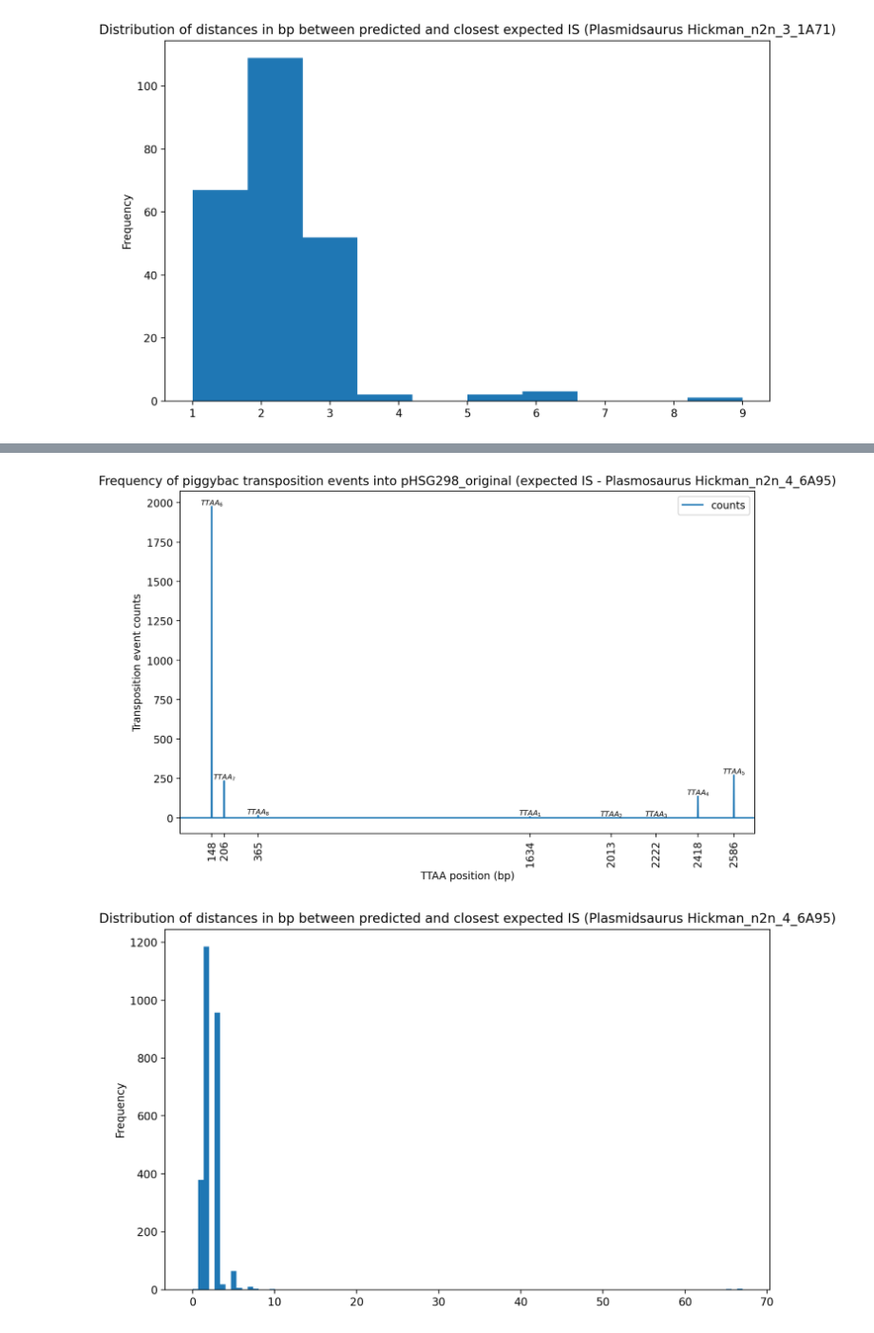
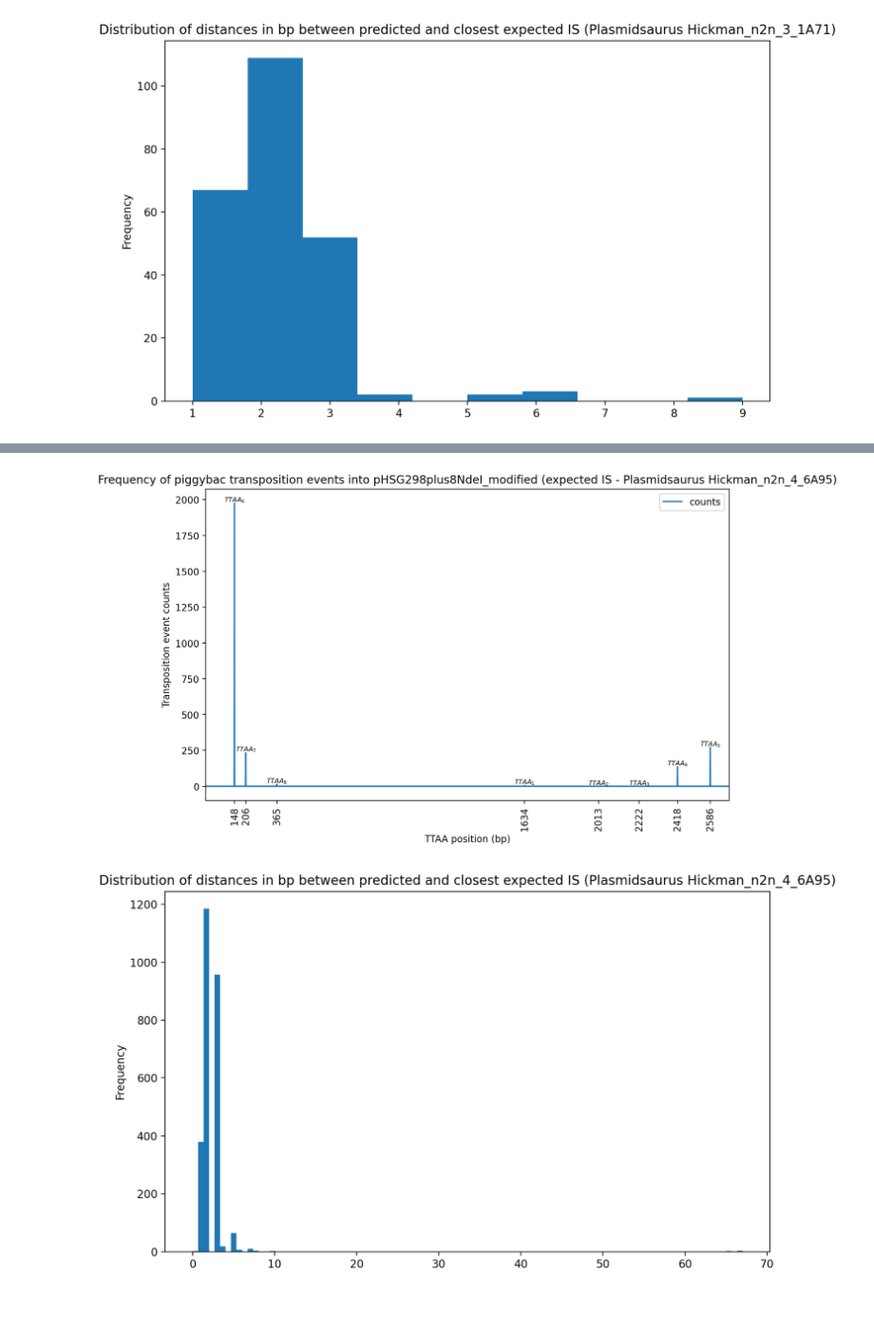
Before and after one commit to TriLab-bioinf/HAASE_LAB_TK_41, a Jupyter notebook: predict_IS_from_single_end_blast.ipynb, the cells around one changed output, grey strips where cells are left out. Shown at 95% size. Drawn from its saved outputs; the diff is of its cells as text; code cells hidden in the pictures; blank space fills up the shorter version.

```diff
--- a/predict_IS_from_single_end_blast.ipynb
+++ b/predict_IS_from_single_end_blast.ipynb
@@ -684,30 +684,30 @@ fig.savefig('hick_4_vs_modified_predicted.pdf')
 # %%
 IS=[148,206,365,1634,2013,2222,2418,2586]
 
 p1 = my_freq_mod_expected_hick_4.plot(x='coords_x', y='counts',
             xlabel='TTAA position (bp)',
             ylabel='Transposition event counts',
             xlim=(1,2683),
             xticks=(148,206,365,1634,2013,2222,2418,2586),
             rot=90
             )
 
-p1.set_title('Frequency of piggybac transposition events into pHSG298_original (expected IS - Plasmosaurus Hickman_n2n_4_6A95)')
+p1.set_title('Frequency of piggybac transposition events into pHSG298plus8NdeI_modified (expected IS - Plasmidsaurus Hickman_n2n_4_6A95)')
 p1.text(IS[0], my_freq_mod_expected_hick_4.iloc[IS[0]-10:IS[0]+10]['counts'].max() + 10, "$TTAA_6$", horizontalalignment='center', fontsize='7', color='black', weight='semibold')
 p1.text(IS[1], my_freq_mod_expected_hick_4.iloc[IS[1]-10:IS[1]+10]['counts'].max() + 10, "$TTAA_7$", horizontalalignment='center', fontsize='7', color='black', weight='semibold')
 p1.text(IS[2], my_freq_mod_expected_hick_4.iloc[IS[2]-10:IS[2]+10]['counts'].max() + 10, "$TTAA_8$", horizontalalignment='center', fontsize='7', color='black', weight='semibold')
 p1.text(IS[3], my_freq_mod_expected_hick_4.iloc[IS[3]-10:IS[3]+10]['counts'].max() + 10, "$TTAA_1$", horizontalalignment='center', fontsize='7', color='black', weight='semibold')
 p1.text(IS[4], my_freq_mod_expected_hick_4.iloc[IS[4]-10:IS[4]+10]['counts'].max() + 10, "$TTAA_2$", horizontalalignment='center', fontsize='7', color='black', weight='semibold')
 p1.text(IS[5], my_freq_mod_expected_hick_4.iloc[IS[5]-10:IS[5]+10]['counts'].max() + 10, "$TTAA_3$", horizontalalignment='center', fontsize='7', color='black', weight='semibold')
 p1.text(IS[6], my_freq_mod_expected_hick_4.iloc[IS[6]-10:IS[6]+10]['counts'].max() + 10, "$TTAA_4$", horizontalalignment='center', fontsize='7', color='black', weight='semibold')
 p1.text(IS[7], my_freq_mod_expected_hick_4.iloc[IS[7]-10:IS[7]+10]['counts'].max() + 10, "$TTAA_5$", horizontalalignment='center', fontsize='7', color='black', weight='semibold')
 
 plt.show(p1)
 
 fig = p1.get_figure()
 fig.savefig('hick_4_vs_modified_expected.pdf')
 # %% [output]
-[figure, old version]
+[figure, new version]
 # %%
 p2_hist = is_results_mod_hick_4['dist_p_e'].plot(kind='hist', bins=100,
                                 title='Distribution of distances in bp between predicted and closest expected IS (Plasmidsaurus Hickman_n2n_4_6A95)',
```
Also changed, not shown: parts of 8 cells of this notebook, 1 other file.
